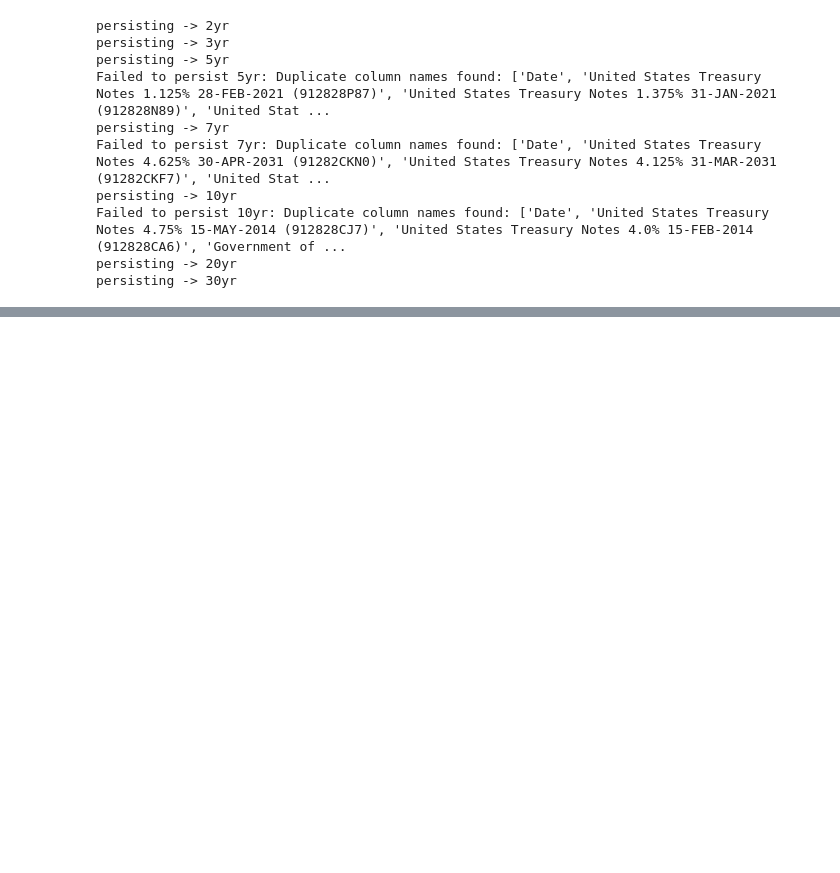
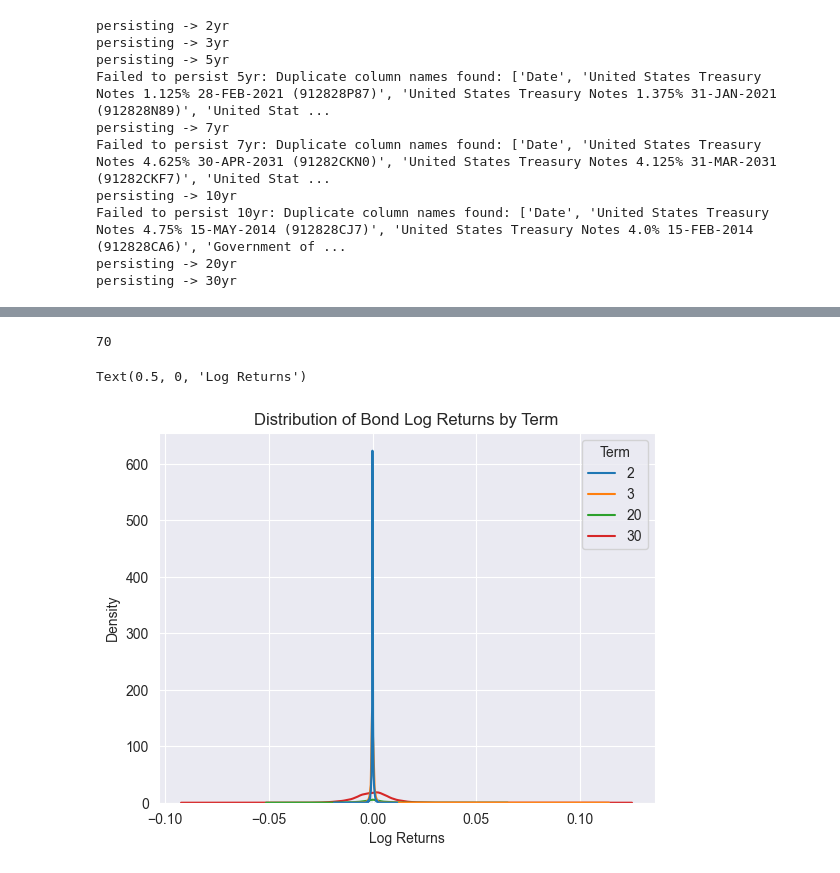
Before and after one commit to ttoe05/tt-investment-analysis, a Jupyter notebook: src/quant-modeling-bonds.ipynb, the cells around one changed output, grey strips where cells are left out. Drawn from its saved outputs; the diff is of its cells as text; code cells hidden in the pictures; blank space fills up the shorter version.

```diff
--- a/src/quant-modeling-bonds.ipynb
+++ b/src/quant-modeling-bonds.ipynb
@@ -248,0 +281,4 @@ persisting -> 30yr
+# %%
+# load the macroeconomic data
+df_macro = pd.read_parquet("macro_economical_data.parquet")
+df_macro.head()
@@ -248,0 +323,5 @@ persisting -> 30yr
+# %%
+for col in macro_data.keys():
+    print(f"Column: {col}")
+    print("#################################################")
+    print(macro_data[col].describe())
@@ -248,0 +355,18 @@ persisting -> 30yr
+# %%
+def check_daily(df: pd.DataFrame):
+    """
+    Function to check if the dataframe is daily data
+    """
+    # Check if the index is a datetime index
+    values = df['DATE'].values[:2]
+    # get the daily difference beween the first two dates
+    diff_val = values[1] - values[0]
+    daily_diff = diff_val / np.timedelta64(1, 'D')
+    if daily_diff < 27:
+        return "daily"
+    elif daily_diff <= 32:
+        return "monthly"
+    elif daily_diff <= 100:
+        return "quarterly"
+    else:
+        return "annually"
@@ -248,0 +422,14 @@ persisting -> 30yr
+# %%
+len(df_processed.columns)
+# %% [output]
+70
+# %%
+# df_processed['Term'] = df_processed['term'].astype(str)  # Convert term to string for better plotting
+df_processed.reset_index(inplace=True)
+sns.kdeplot(df_processed, x='bond_log_return', hue='Term')
+# hide the legend
+plt.title("Distribution of Bond Log Returns by Term")
+plt.xlabel("Log Returns")
+# %% [output]
+Text(0.5, 0, 'Log Returns')
+[figure, added]
```
Also changed, not shown: parts of 9 cells of this notebook.
